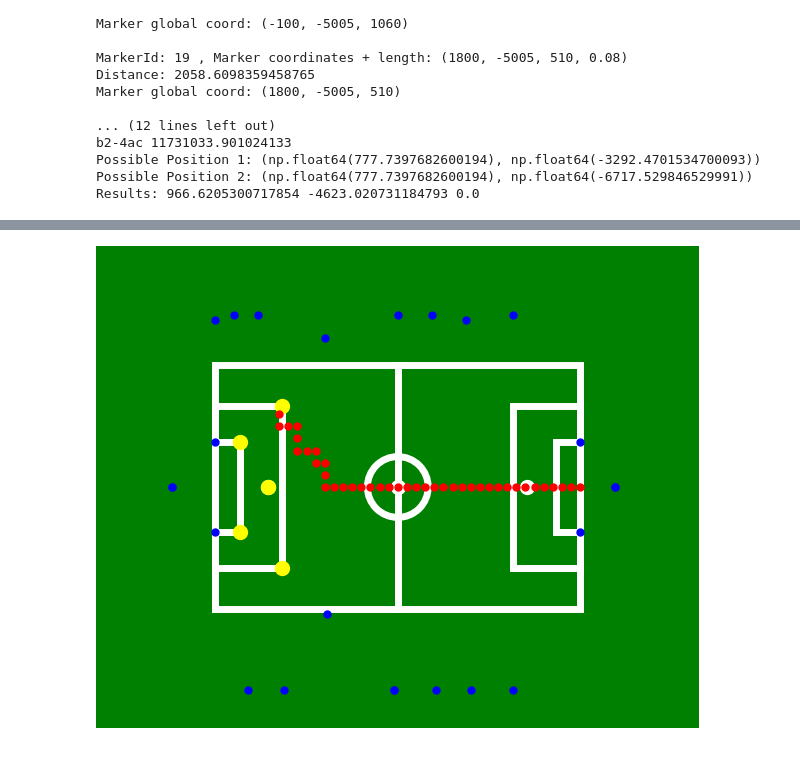
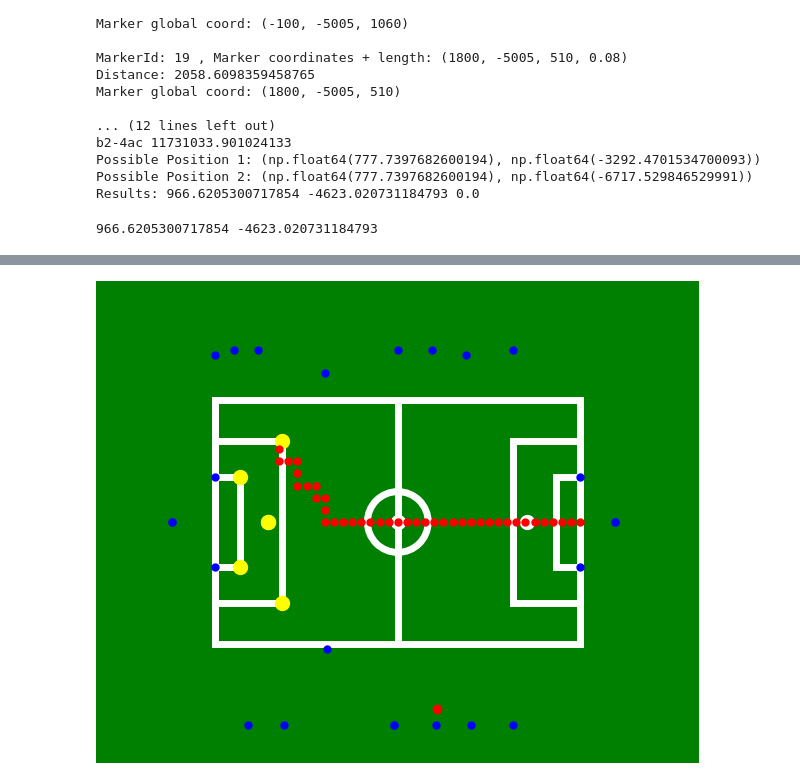
Before and after one commit to m-krastev/var_extensions, a Jupyter notebook: curling_pipeline/notebooks/markersDetector.ipynb, the cells around one changed output, grey strips where cells are left out. Cells and saved outputs as stored; diff of their text form; code cells hidden in the pictures.

```diff
--- a/curling_pipeline/notebooks/markersDetector.ipynb
+++ b/curling_pipeline/notebooks/markersDetector.ipynb
@@ -477,7 +477,7 @@ duck_locations = (
 )
 
 
-def visualize_field():
+def visualize_field(xrobot, yrobot):
     # Create figure and axis
     fig, ax = plt.subplots(figsize=(10, 6))
     fig.patch.set_facecolor("green")  # Set the background color to green
@@ -536,6 +536,9 @@ def visualize_field():
     # For some reason hides the center point
     ax.scatter(*list(zip(*duck_locations)), D, "yellow", zorder=2.5)
 
+    # Robot position
+    ax.plot(int(xrobot) +A/2,int(yrobot) +B/2, "ro", zorder=2.5)
+
     # Plot the markers on the field
     for marker, (x, y, z, _) in markers.items():
         # Convert (x, y) to pixel coordinates
@@ -553,10 +556,14 @@ def visualize_field():
     ax.set_aspect("equal", adjustable="box")
     ax.axis("off")  # Turn off axe
     return fig, ax
+# %%
+print(average_x,average_y)
+# %% [output]
+966.6205300717854 -4623.020731184793
 # %%
 # Later when we use this function to animate the robot, we can use blitting to speed up the animation
 # https://matplotlib.org/stable/users/explain/animations/blitting.html
-fig, ax = visualize_field()
+fig, ax = visualize_field(average_x, average_y)
 
 # Show position
 # ax.plot(average_x, average_y, 'ro', markersize=10)
@@ -582 +589 @@ ax.scatter(*list(zip(*path_coordinates)), C / 2, "r", zorder=3);
-[figure, old version]
+[figure, new version]
```
Also changed, not shown: parts of 1 cell of this notebook.
